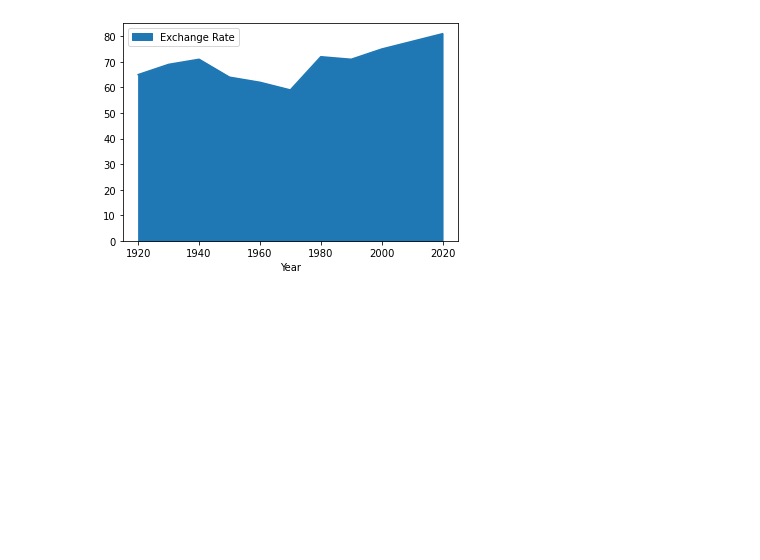
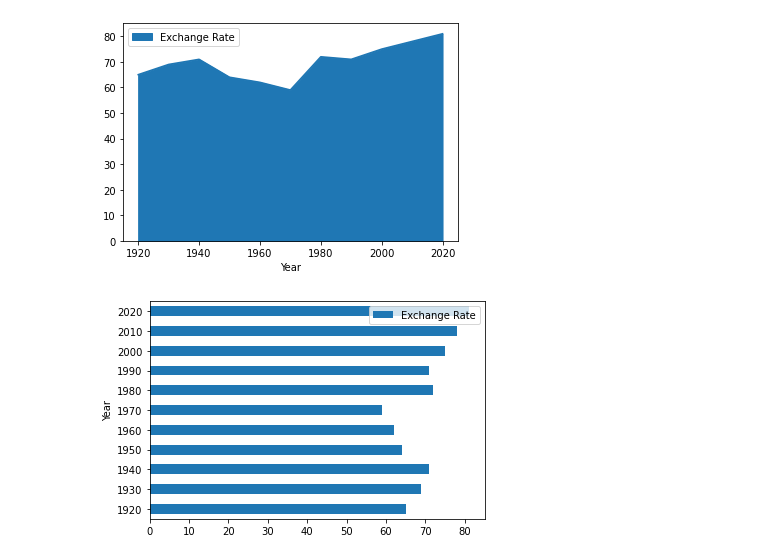
Before and after one commit to omonuj/Python-for-data-science, a Jupyter notebook: Matplotlib-TL.ipynb, the cells around one changed output. Saved outputs shown, nothing was run; the diff lists cells and outputs as text; code cells hidden in the pictures; blank space fills up the shorter version.

```diff
--- a/Matplotlib-TL.ipynb
+++ b/Matplotlib-TL.ipynb
@@ -71,3 +71,8 @@ df.plot(x = 'Year', y = 'Exchange Rate', kind = 'area')
 plt.show()
 # %% [output]
 [figure]
+# %%
+df.plot(x = 'Year', y = 'Exchange Rate', kind = 'barh')
+plt.show()
+# %% [output]
+[figure, added]
```
Also changed, not shown: parts of 4 cells of this notebook.
